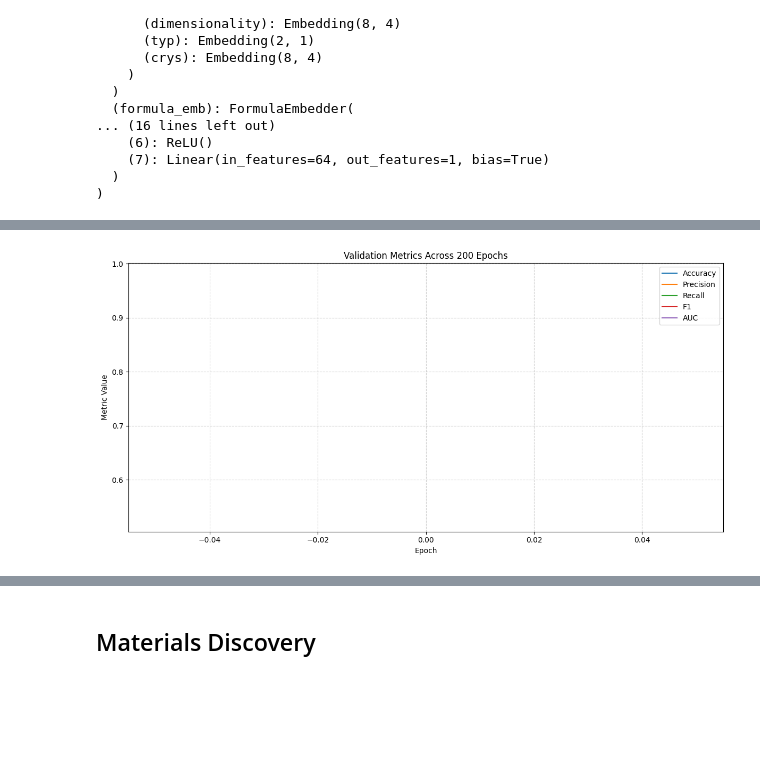
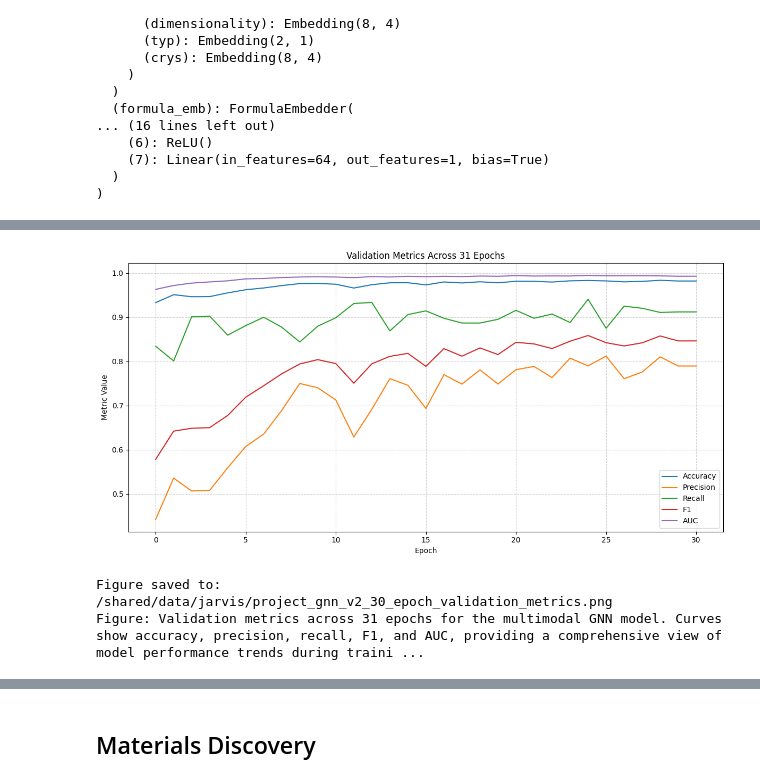
Before and after one commit to Jehad142/ml-final-project-team2, a Jupyter notebook: code/jarvis/gnn_model.ipynb, the cells around one changed output, grey strips where cells are left out. Cells and saved outputs as stored; diff of their text form; code cells hidden in the pictures; blank space fills up the shorter version.

```diff
--- a/code/jarvis/gnn_model.ipynb
+++ b/code/jarvis/gnn_model.ipynb
@@ -61,6 +58,15 @@ Project Configuration:
              'name': 'Transparent Nontoxic Semiconductors (GNN+CNN)',
              'version': '1.0'},
  'system': {'path': './'}}
+# %%
+
+# Add helper for model config
+model_cfg = config["model"]
+
+# Create Base file name for figures
+store_dir = config["data"]["store_dir"]
+log_file  = os.path.basename(config["logging"]["file"])
+base_name = os.path.splitext(log_file)[0]
 # %% [markdown]
 ## Custom Utilities and Dataset
 # %%
@@ -844,22 +947,54 @@ plt.show()
 # %%
+import os
+import matplotlib.pyplot as plt
+
+# ----------------------------
+# Build output path + filename
+# ----------------------------
+fig_filename = f"{base_name}_validation_metrics.png"
+fig_path = os.path.join(store_dir, fig_filename)
+
+# ----------------------------
+# Plot validation metrics
+# ----------------------------
 plt.figure(figsize=(12, 6))
 
 plt.plot(history["val_acc"], label="Accuracy")
 plt.plot(history["val_prec"], label="Precision")
 plt.plot(history["val_rec"], label="Recall")
 plt.plot(history["val_f1"], label="F1")
 plt.plot(history["val_auc"], label="AUC")
 
-
 plt.xlabel("Epoch")
 plt.ylabel("Metric Value")
-plt.title("Validation Metrics Across 200 Epochs")
+
+# Use history length for title
+num_epochs = len(history["val_acc"])
+plt.title(f"Validation Metrics Across {num_epochs} Epochs")
+
 plt.legend()
 plt.grid(True, linestyle="--", alpha=0.6)
 plt.tight_layout()
+
+# Save figure
+plt.savefig(fig_path, dpi=300, bbox_inches="tight")
 plt.show()
+
+print(f"Figure saved to: {fig_path}")
+
+# ----------------------------
+# Caption for report
+# ----------------------------
+caption = (
+    f"Figure: Validation metrics across {num_epochs} epochs for the multimodal GNN model. "
+    "Curves show accuracy, precision, recall, F1, and AUC, providing a comprehensive view "
+    "of model performance trends during training."
+)
+print(caption)
 # %% [output]
-[figure, old version]
+[figure, new version]
+Figure saved to: /shared/data/jarvis/project_gnn_v2_30_epoch_validation_metrics.png
+Figure: Validation metrics across 31 epochs for the multimodal GNN model. Curves show accuracy, precision, recall, F1, and AUC, providing a comprehensive view of model performance trends during traini ...
 # %%
 from sklearn.metrics import accuracy_score, precision_recall_fscore_support, roc_auc_score, confusion_matrix, classification_report
 import numpy as np
```
Also changed, not shown: parts of 13 cells of this notebook, 28 other files.
